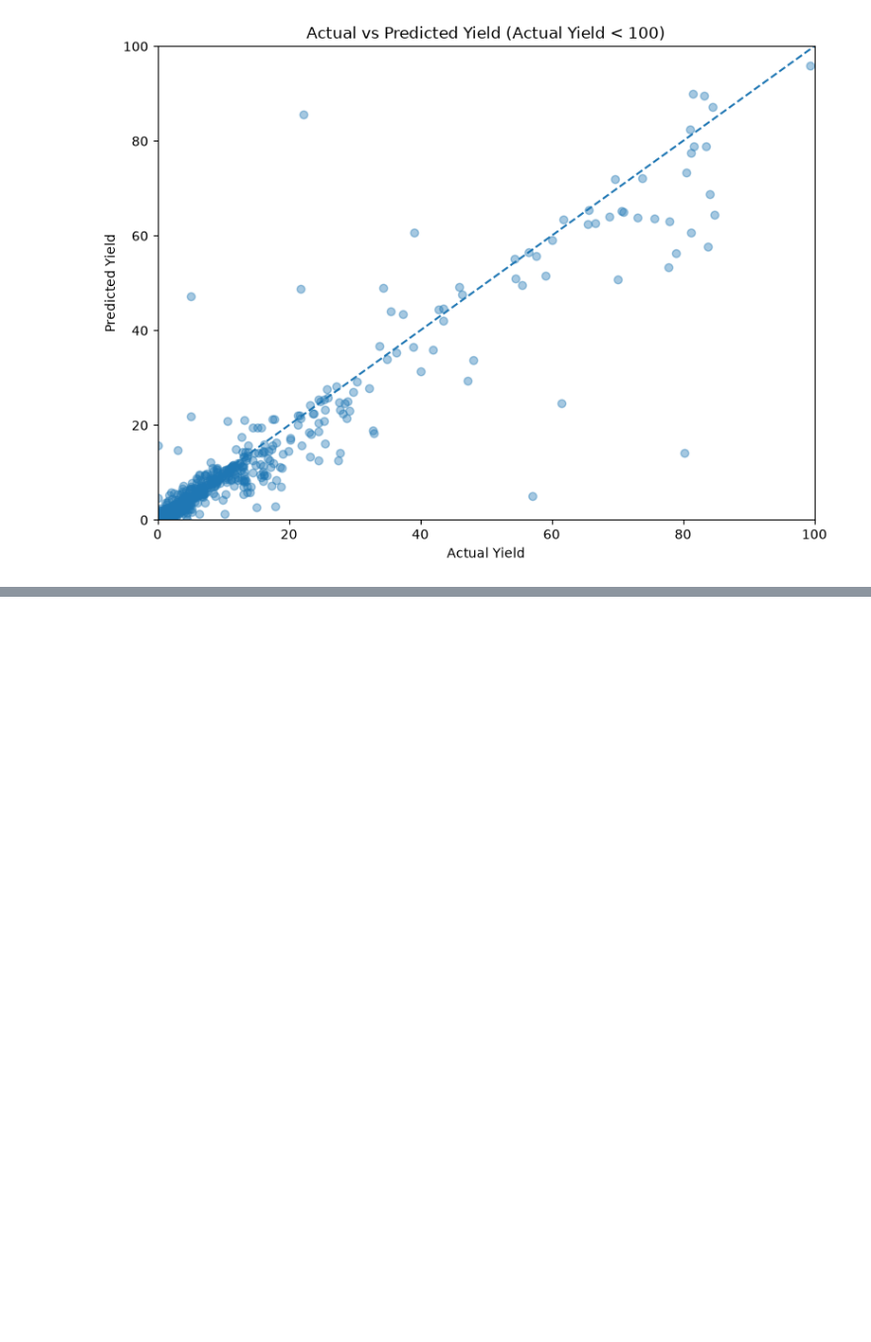
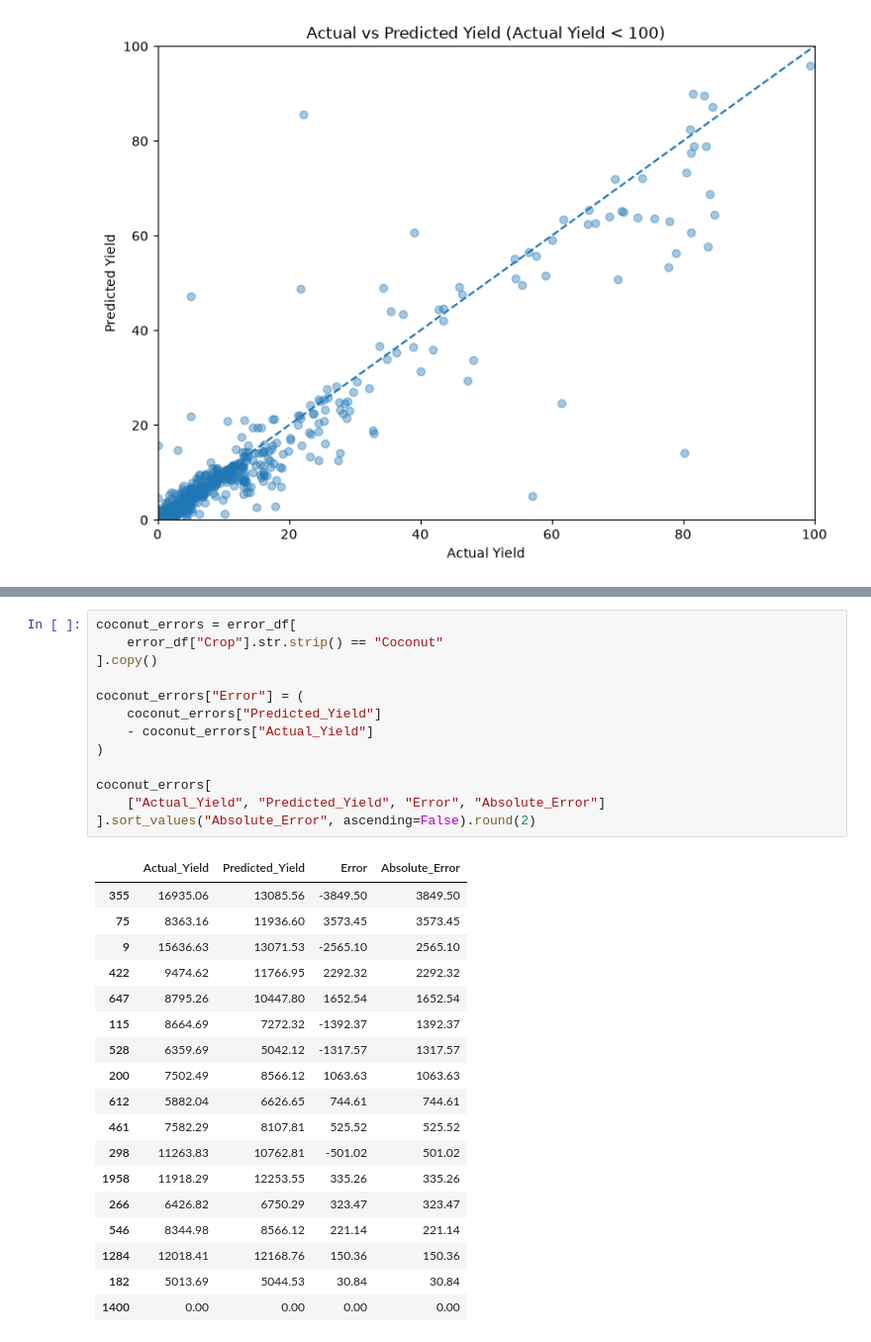
Before and after one commit to rohan24may/Crop-Yield-Analysis, a Jupyter notebook: notebooks/04_model_improvement.ipynb, the cells around one changed output, grey strips where cells are left out. Shown at 99% size. Cells and saved outputs as stored; diff of their text form; blank space fills up the shorter version.

Commit message:
Document final 2020 crop yield evaluation

```diff
--- a/notebooks/04_model_improvement.ipynb
+++ b/notebooks/04_model_improvement.ipynb
@@ -595,0 +920,32 @@ plt.show()
+# %%
+coconut_errors = error_df[
+    error_df["Crop"].str.strip() == "Coconut"
+].copy()
+
+coconut_errors["Error"] = (
+    coconut_errors["Predicted_Yield"]
+    - coconut_errors["Actual_Yield"]
+)
+
+coconut_errors[
+    ["Actual_Yield", "Predicted_Yield", "Error", "Absolute_Error"]
+].sort_values("Absolute_Error", ascending=False).round(2)
+# %% [output]
+|  | Actual_Yield | Predicted_Yield | Error | Absolute_Error |
+| 355 | 16935.06 | 13085.56 | -3849.50 | 3849.50 |
+| 75 | 8363.16 | 11936.60 | 3573.45 | 3573.45 |
+| 9 | 15636.63 | 13071.53 | -2565.10 | 2565.10 |
+| 422 | 9474.62 | 11766.95 | 2292.32 | 2292.32 |
+| 647 | 8795.26 | 10447.80 | 1652.54 | 1652.54 |
+| 115 | 8664.69 | 7272.32 | -1392.37 | 1392.37 |
+| 528 | 6359.69 | 5042.12 | -1317.57 | 1317.57 |
+| 200 | 7502.49 | 8566.12 | 1063.63 | 1063.63 |
+| 612 | 5882.04 | 6626.65 | 744.61 | 744.61 |
+| 461 | 7582.29 | 8107.81 | 525.52 | 525.52 |
+| 298 | 11263.83 | 10762.81 | -501.02 | 501.02 |
+| 1958 | 11918.29 | 12253.55 | 335.26 | 335.26 |
+| 266 | 6426.82 | 6750.29 | 323.47 | 323.47 |
+| 546 | 8344.98 | 8566.12 | 221.14 | 221.14 |
+| 1284 | 12018.41 | 12168.76 | 150.36 | 150.36 |
+| 182 | 5013.69 | 5044.53 | 30.84 | 30.84 |
+| 1400 | 0.00 | 0.00 | 0.00 | 0.00 |
```
Also changed, not shown: parts of 21 cells of this notebook, 1 other file.
